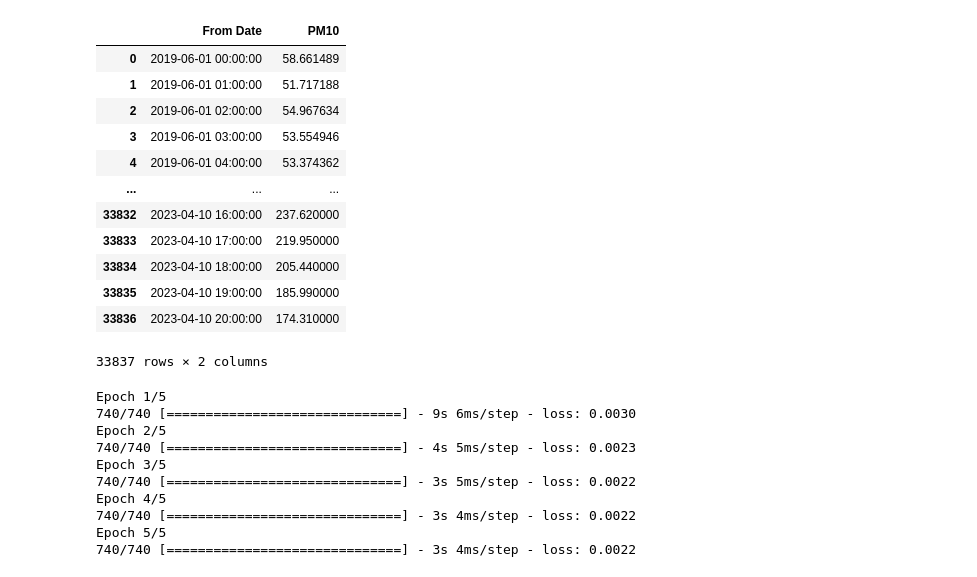
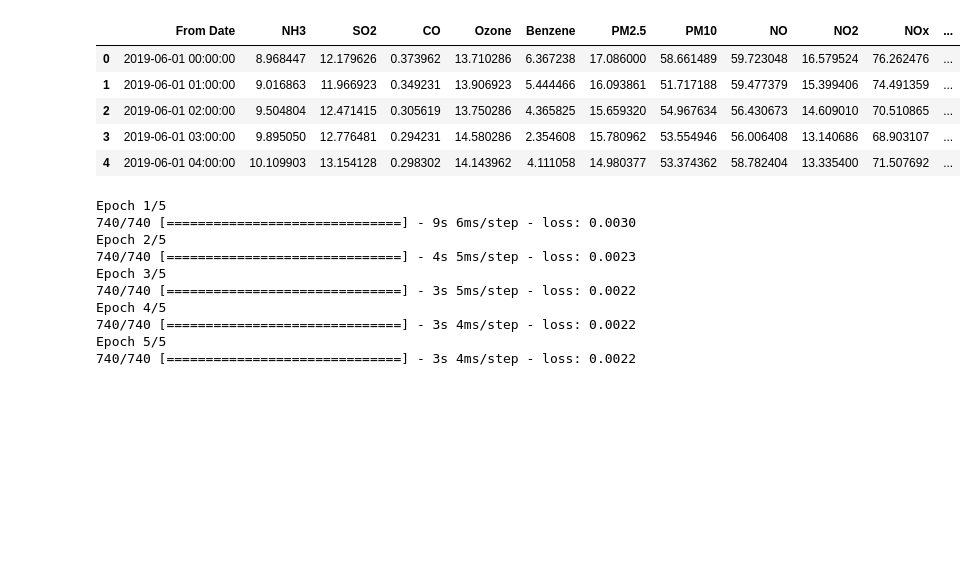
Before and after one commit to 0-shubham-0/Air_Toxicity_Prediction, a Jupyter notebook: notebooks/forecast/lstm.ipynb, the cells around one changed output. Saved outputs shown, nothing was run; the diff lists cells and outputs as text; code cells hidden in the pictures; blank space fills up the shorter version.

```diff
--- a/notebooks/forecast/lstm.ipynb
+++ b/notebooks/forecast/lstm.ipynb
@@ -6,24 +6,16 @@ from keras.models import Sequential
 from keras.layers import LSTM, Dense
 # %%
 # Load the CO2 concentration data
-df = pd.read_csv('../../data/processed/airport_cleaned.csv', index_col='Unnamed: 0', parse_dates=['From Date'])
+df = pd.read_csv('../../data/processed/airport_cleaned.csv', parse_dates=['From Date'])
 # df.drop("To Date", axis=1, inplace=True)
-df.drop(['NH3','SO2','CO','Ozone','Benzene','PM2.5','NO','NO2','NOx','Eth-Benzene','MP-Xylene','O','WS','WD','AT','HOUR','MONTH'], axis=1, inplace=True)
-df
+df.head()
 # %% [output]
-|  | From Date | PM10 |
-| 0 | 2019-06-01 00:00:00 | 58.661489 |
-| 1 | 2019-06-01 01:00:00 | 51.717188 |
-| 2 | 2019-06-01 02:00:00 | 54.967634 |
-| 3 | 2019-06-01 03:00:00 | 53.554946 |
-| 4 | 2019-06-01 04:00:00 | 53.374362 |
-| ... | ... | ... |
-| 33832 | 2023-04-10 16:00:00 | 237.620000 |
-| 33833 | 2023-04-10 17:00:00 | 219.950000 |
-| 33834 | 2023-04-10 18:00:00 | 205.440000 |
-| 33835 | 2023-04-10 19:00:00 | 185.990000 |
-| 33836 | 2023-04-10 20:00:00 | 174.310000 |
+|  | From Date | NH3 | SO2 | CO | Ozone | Benzene | PM2.5 | PM10 | NO | NO2 | NOx | ... |
+| 0 | 2019-06-01 00:00:00 | 8.968447 | 12.179626 | 0.373962 | 13.710286 | 6.367238 | 17.086000 | 58.661489 | 59.723048 | 16.579524 | 76.262476 | ... |
+| 1 | 2019-06-01 01:00:00 | 9.016863 | 11.966923 | 0.349231 | 13.906923 | 5.444466 | 16.093861 | 51.717188 | 59.477379 | 15.399406 | 74.491359 | ... |
+| 2 | 2019-06-01 02:00:00 | 9.504804 | 12.471415 | 0.305619 | 13.750286 | 4.365825 | 15.659320 | 54.967634 | 56.430673 | 14.609010 | 70.510865 | ... |
+| 3 | 2019-06-01 03:00:00 | 9.895050 | 12.776481 | 0.294231 | 14.580286 | 2.354608 | 15.780962 | 53.554946 | 56.006408 | 13.140686 | 68.903107 | ... |
+| 4 | 2019-06-01 04:00:00 | 10.109903 | 13.154128 | 0.298302 | 14.143962 | 4.111058 | 14.980377 | 53.374362 | 58.782404 | 13.335400 | 71.507692 | ... |
-33837 rows × 2 columns
 # %%
 # Convert the 'date' column to a datetime object and set it as the index
 
```
Also changed, not shown: 4 other files.
